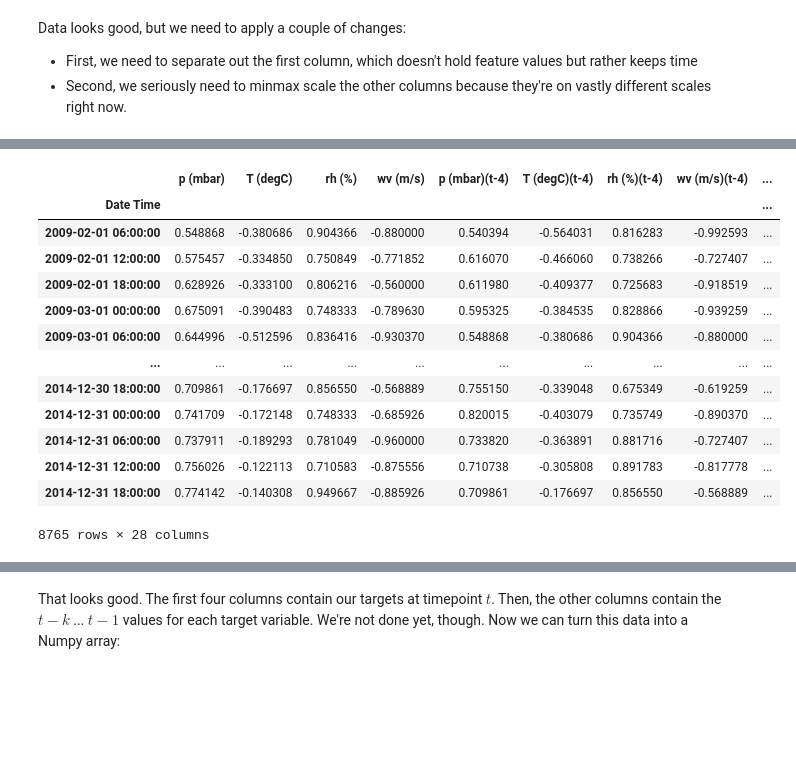
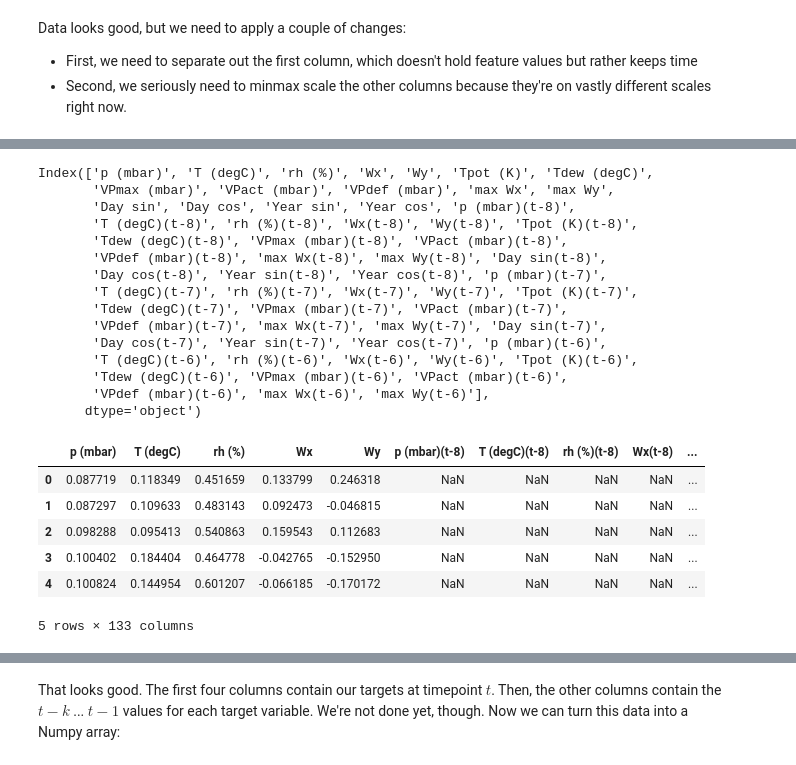
Before and after one commit to OscarBedford/DL_Course, a Jupyter notebook: ECSE552-HW4_Ex2_(LSTM).ipynb, the cells around one changed output, grey strips where cells are left out. Drawn from its saved outputs; the diff is of its cells as text; code cells hidden in the pictures; blank space fills up the shorter version.

```diff
--- a/ECSE552-HW4_Ex2_(LSTM).ipynb
+++ b/ECSE552-HW4_Ex2_(LSTM).ipynb
@@ -177,0 +252,7 @@ The trimming worked, so we are now ready to create columns containing the prior
+# %%
+numeric_cols = train_df.select_dtypes(include=[np.number]).columns
+train_mean = train_df[numeric_cols].mean(numeric_only=True)
+train_std = train_df[numeric_cols].std(numeric_only=True)
+
+train_df[numeric_cols] = (train_df[numeric_cols] - train_mean) / train_std
+val_df[numeric_cols] = (val_df[numeric_cols] - train_mean) / train_std
@@ -177,0 +288,9 @@ The trimming worked, so we are now ready to create columns containing the prior
+# %%
+# Now we MinMax scale every column except the first column
+scaler = MinMaxScaler(feature_range=(-1, 1)) # This is the scaler we will use to scale every column to values from 0 to 1
+train_df = pd.DataFrame(scaler.fit_transform(train_df.iloc[:, 1:]), columns=train_df.columns[1:]) # Take all columns except the first
+
+
+# Now we MinMax scale every column except the first column
+scaler = MinMaxScaler(feature_range=(-1, 1)) # This is the scaler we will use to scale every column to values from 0 to 1
+val_df = pd.DataFrame(scaler.fit_transform(val_df.iloc[:, 1:]), columns=val_df.columns[1:]) # Take all columns except the first
@@ -350,3 +447,4 @@ Feature columns are now grouped by tiempoint and the direction of time has been
 # %%
 # First we udpate the df
-shifted_df = shifted_df[all_cols]
+train_df = train_df[all_cols]
+val_df = val_df[all_cols]
@@ -353,25 +489,32 @@ shifted_df = shifted_df[all_cols]
+# %%
+print(val_df.columns[:60])
+# %% [output]
+Index(['p (mbar)', 'T (degC)', 'rh (%)', 'Wx', 'Wy', 'Tpot (K)', 'Tdew (degC)',
+       'VPmax (mbar)', 'VPact (mbar)', 'VPdef (mbar)', 'max Wx', 'max Wy',
+       'Day sin', 'Day cos', 'Year sin', 'Year cos', 'p (mbar)(t-8)',
+       'T (degC)(t-8)', 'rh (%)(t-8)', 'Wx(t-8)', 'Wy(t-8)', 'Tpot (K)(t-8)',
+       'Tdew (degC)(t-8)', 'VPmax (mbar)(t-8)', 'VPact (mbar)(t-8)',
+       'VPdef (mbar)(t-8)', 'max Wx(t-8)', 'max Wy(t-8)', 'Day sin(t-8)',
+       'Day cos(t-8)', 'Year sin(t-8)', 'Year cos(t-8)', 'p (mbar)(t-7)',
+       'T (degC)(t-7)', 'rh (%)(t-7)', 'Wx(t-7)', 'Wy(t-7)', 'Tpot (K)(t-7)',
+       'Tdew (degC)(t-7)', 'VPmax (mbar)(t-7)', 'VPact (mbar)(t-7)',
+       'VPdef (mbar)(t-7)', 'max Wx(t-7)', 'max Wy(t-7)', 'Day sin(t-7)',
+       'Day cos(t-7)', 'Year sin(t-7)', 'Year cos(t-7)', 'p (mbar)(t-6)',
+       'T (degC)(t-6)', 'rh (%)(t-6)', 'Wx(t-6)', 'Wy(t-6)', 'Tpot (K)(t-6)',
+       'Tdew (degC)(t-6)', 'VPmax (mbar)(t-6)', 'VPact (mbar)(t-6)',
+       'VPdef (mbar)(t-6)', 'max Wx(t-6)', 'max Wy(t-6)'],
+      dtype='object')
 # %%
-#shifted_df = shifted_df.drop(shifted_df.columns[4:11], axis=1)
-# shifted_df = shifted_df.drop(shifted_df.columns[4:10], axis=1)
-#shifted_df = shifted_df.drop(shifted_df.columns[4:9], axis=1)
-# shifted_df = shifted_df.drop(shifted_df.columns[4:8], axis=1)
-# shifted_df = shifted_df.drop(shifted_df.columns[4:7], axis=1)
-
-shifted_df = shifted_df.drop(shifted_df.columns[4:6], axis=1) # We delete the custom features at timpoint t
+shifted_df = train_df.drop(train_df.columns[5:16], axis=1) # We delete the custom features at timpoint t
+shifted_df_val = val_df.drop(val_df.columns[5:16], axis=1) # We delete the custom features at timpoint t
 # %%
-shifted_df
+shifted_df.head()
+shifted_df_val.head()
 # %% [output]
-|  | p (mbar) | T (degC) | rh (%) | wv (m/s) | p (mbar)(t-4) | T (degC)(t-4) | rh (%)(t-4) | wv (m/s)(t-4) | ... |
-| Date Time |  |  |  |  |  |  |  |  | ... |
-| 2009-02-01 06:00:00 | 0.548868 | -0.380686 | 0.904366 | -0.880000 | 0.540394 | -0.564031 | 0.816283 | -0.992593 | ... |
-| 2009-02-01 12:00:00 | 0.575457 | -0.334850 | 0.750849 | -0.771852 | 0.616070 | -0.466060 | 0.738266 | -0.727407 | ... |
-| 2009-02-01 18:00:00 | 0.628926 | -0.333100 | 0.806216 | -0.560000 | 0.611980 | -0.409377 | 0.725683 | -0.918519 | ... |
-| 2009-03-01 00:00:00 | 0.675091 | -0.390483 | 0.748333 | -0.789630 | 0.595325 | -0.384535 | 0.828866 | -0.939259 | ... |
-| 2009-03-01 06:00:00 | 0.644996 | -0.512596 | 0.836416 | -0.930370 | 0.548868 | -0.380686 | 0.904366 | -0.880000 | ... |
-| ... | ... | ... | ... | ... | ... | ... | ... | ... | ... |
-| 2014-12-30 18:00:00 | 0.709861 | -0.176697 | 0.856550 | -0.568889 | 0.755150 | -0.339048 | 0.675349 | -0.619259 | ... |
-| 2014-12-31 00:00:00 | 0.741709 | -0.172148 | 0.748333 | -0.685926 | 0.820015 | -0.403079 | 0.735749 | -0.890370 | ... |
-| 2014-12-31 06:00:00 | 0.737911 | -0.189293 | 0.781049 | -0.960000 | 0.733820 | -0.363891 | 0.881716 | -0.727407 | ... |
-| 2014-12-31 12:00:00 | 0.756026 | -0.122113 | 0.710583 | -0.875556 | 0.710738 | -0.305808 | 0.891783 | -0.817778 | ... |
-| 2014-12-31 18:00:00 | 0.774142 | -0.140308 | 0.949667 | -0.885926 | 0.709861 | -0.176697 | 0.856550 | -0.568889 | ... |
+|  | p (mbar) | T (degC) | rh (%) | Wx | Wy | p (mbar)(t-8) | T (degC)(t-8) | rh (%)(t-8) | Wx(t-8) | ... |
+| 0 | 0.087719 | 0.118349 | 0.451659 | 0.133799 | 0.246318 | NaN | NaN | NaN | NaN | ... |
+| 1 | 0.087297 | 0.109633 | 0.483143 | 0.092473 | -0.046815 | NaN | NaN | NaN | NaN | ... |
+| 2 | 0.098288 | 0.095413 | 0.540863 | 0.159543 | 0.112683 | NaN | NaN | NaN | NaN | ... |
+| 3 | 0.100402 | 0.184404 | 0.464778 | -0.042765 | -0.152950 | NaN | NaN | NaN | NaN | ... |
+| 4 | 0.100824 | 0.144954 | 0.601207 | -0.066185 | -0.170172 | NaN | NaN | NaN | NaN | ... |
-8765 rows × 28 columns
+5 rows × 133 columns
```
Also changed, not shown: parts of 121 cells of this notebook, 2 other files.
